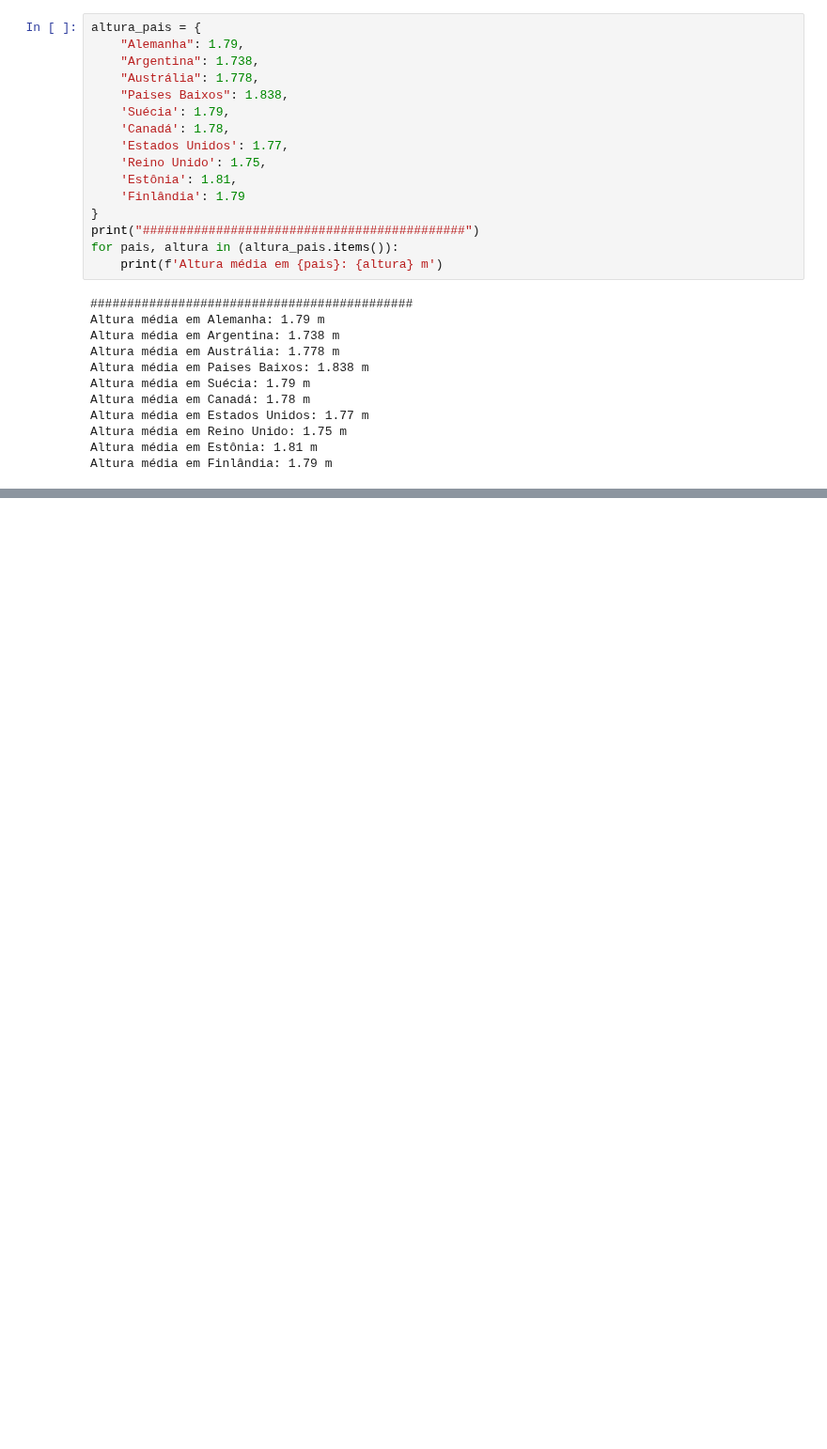
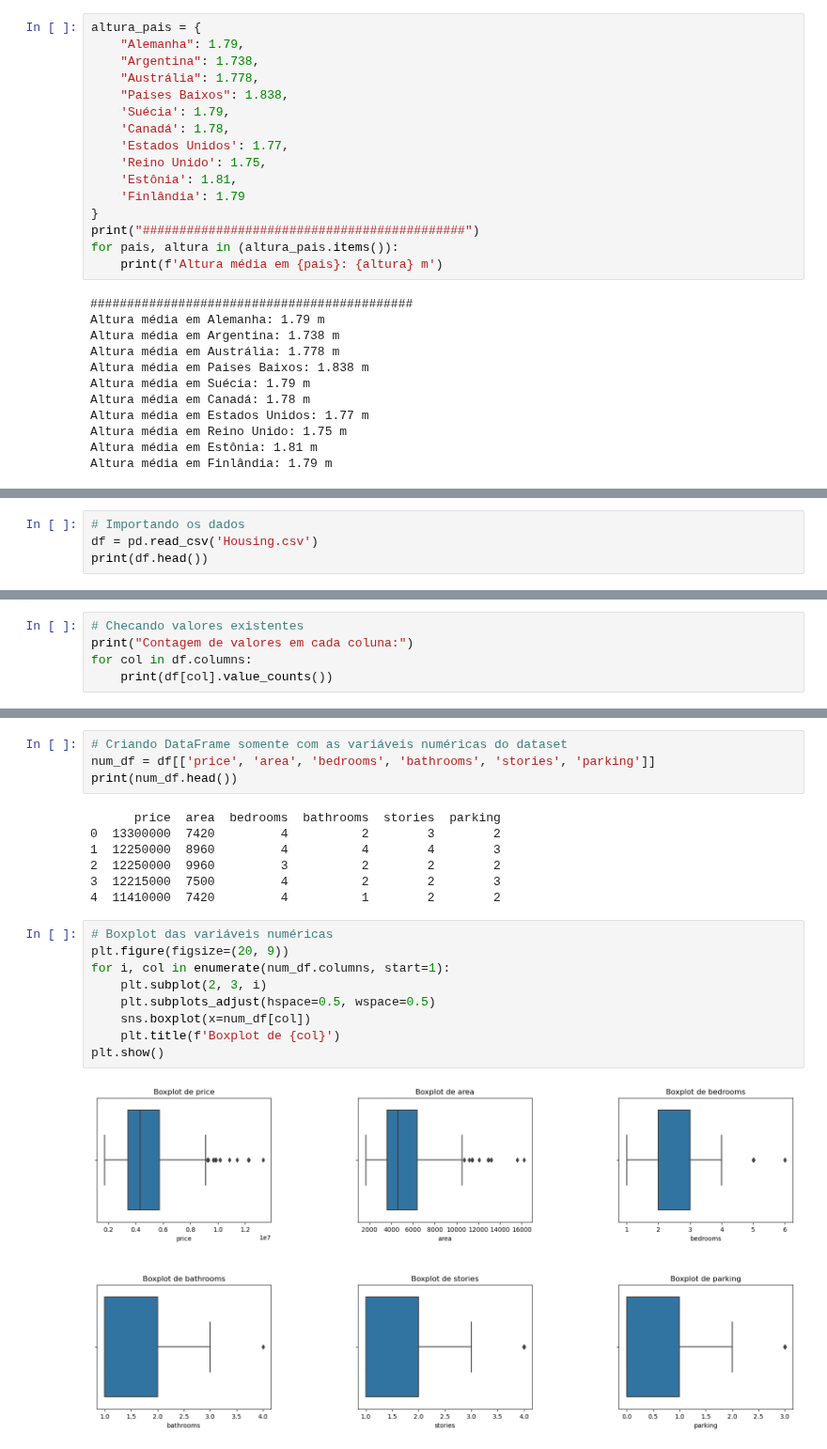
Before and after one commit to paulopimenta6/ph_codes, a Jupyter notebook: python/notebooks/Exercicios_Paulo_Pimenta.ipynb, the cells around one changed output, grey strips where cells are left out. Shown at 94% size. Saved outputs shown, nothing was run; the diff lists cells and outputs as text; blank space fills up the shorter version.

```diff
--- a/python/notebooks/Exercicios_Paulo_Pimenta.ipynb
+++ b/python/notebooks/Exercicios_Paulo_Pimenta.ipynb
@@ -367,0 +729,4 @@ Altura média em Finlândia: 1.79 m
+# %%
+# Importando os dados
+df = pd.read_csv('Housing.csv')
+print(df.head())
@@ -367,0 +772,5 @@ Altura média em Finlândia: 1.79 m
+# %%
+# Checando valores existentes
+print("Contagem de valores em cada coluna:")
+for col in df.columns:
+    print(df[col].value_counts())
@@ -367,0 +795,22 @@ Altura média em Finlândia: 1.79 m
+# %%
+# Criando DataFrame somente com as variáveis numéricas do dataset
+num_df = df[['price', 'area', 'bedrooms', 'bathrooms', 'stories', 'parking']]
+print(num_df.head())
+# %% [output]
+      price  area  bedrooms  bathrooms  stories  parking
+0  13300000  7420         4          2        3        2
+1  12250000  8960         4          4        4        3
+2  12250000  9960         3          2        2        2
+3  12215000  7500         4          2        2        3
+4  11410000  7420         4          1        2        2
+# %%
+# Boxplot das variáveis numéricas
+plt.figure(figsize=(20, 9))
+for i, col in enumerate(num_df.columns, start=1):
+    plt.subplot(2, 3, i)
+    plt.subplots_adjust(hspace=0.5, wspace=0.5)
+    sns.boxplot(x=num_df[col])
+    plt.title(f'Boxplot de {col}')
+plt.show()
+# %% [output]
+[figure, added]
```
Also changed, not shown: parts of 74 cells of this notebook, 3 other files.
